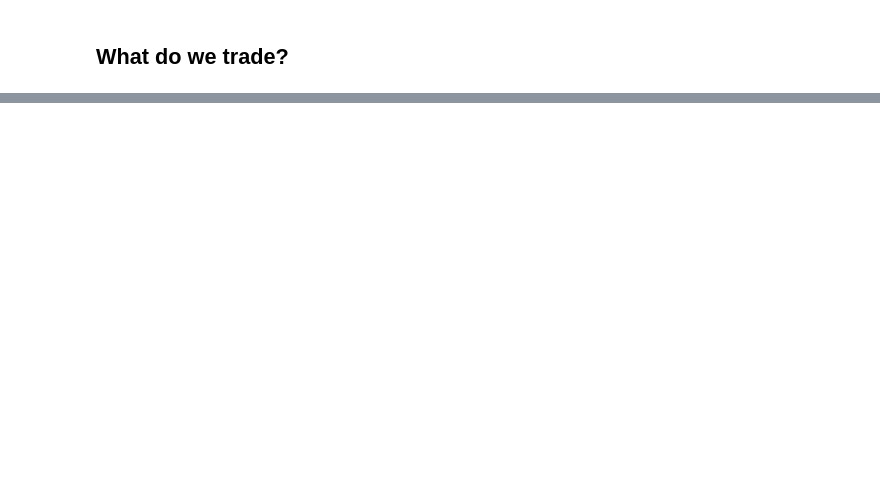
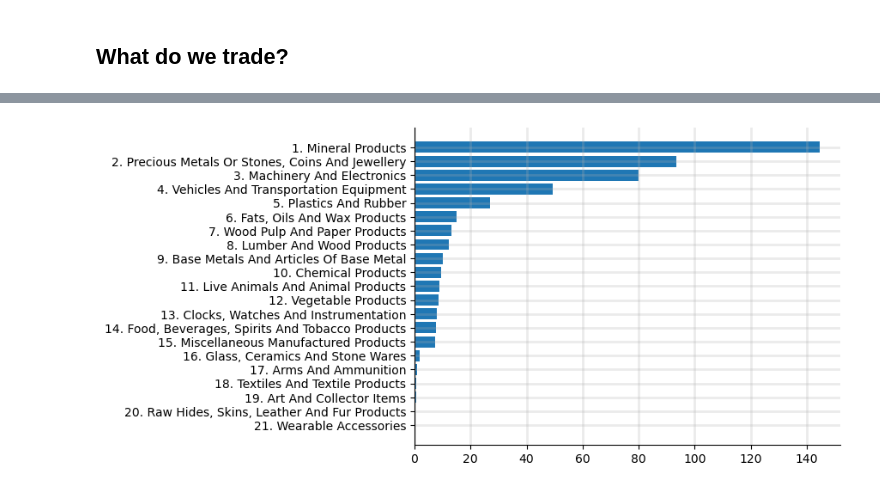
Before and after one commit to qcx201/CAtrade, a Jupyter notebook: src/03-desc.ipynb, the cells around one changed output, grey strips where cells are left out. Cells and saved outputs as stored; diff of their text form; code cells hidden in the pictures; blank space fills up the shorter version.

```diff
--- a/src/03-desc.ipynb
+++ b/src/03-desc.ipynb
@@ -274,0 +346,17 @@ for i, col in enumerate(cols):
+# %%
+# Canada's trade by sector/product
+
+# sector HS2 codes
+src = os.path.join(data_dir, 'HS2_codes.csv')
+codes = pd.read_csv(src)
+split = codes['code'].str.split(' - ')
+codes['hs2'] = split.str[0].astype(int)
+# codes['prod'] = split.str[1]
+# codes['sector'] = codes['sec'].str.split(' - ').str[-1]
+
+# products
+prods = tp.pivot_table(index=['year', 'hs2'], values=tp.columns, aggfunc='sum')
+prods = prods.reset_index()
+
+prods = pd.merge(prods, codes, on='hs2', how='left')
+prods
@@ -274,0 +377,27 @@ for i, col in enumerate(cols):
+# %%
+# stacked bar graph for US/non-US
+
+# sectors
+secs = prods.pivot_table(index=['year', 'sec'], values=tp.columns)
+secs = secs.reset_index()
+
+for year, sdf in secs.groupby('year'):
+    continue
+
+sdf = sdf.sort_values('exports', ascending=False)
+
+sdf['rank'] = range(1, len(sdf)+1)
+
+split = sdf['sec'].str.split(' - ')
+sdf['sector'] = sdf['rank'].astype(str) + '. ' + split.str[-1].str.title()
+
+fig, ax = plt.subplots()
+
+x, y = sdf['sector'], sdf['exports'] / B
+ax.barh(x, y)
+
+fig.gca().invert_yaxis()
+
+plt.show()
+# %% [output]
+[figure, added]
```
Also changed, not shown: parts of 10 cells of this notebook, 12 other files.
